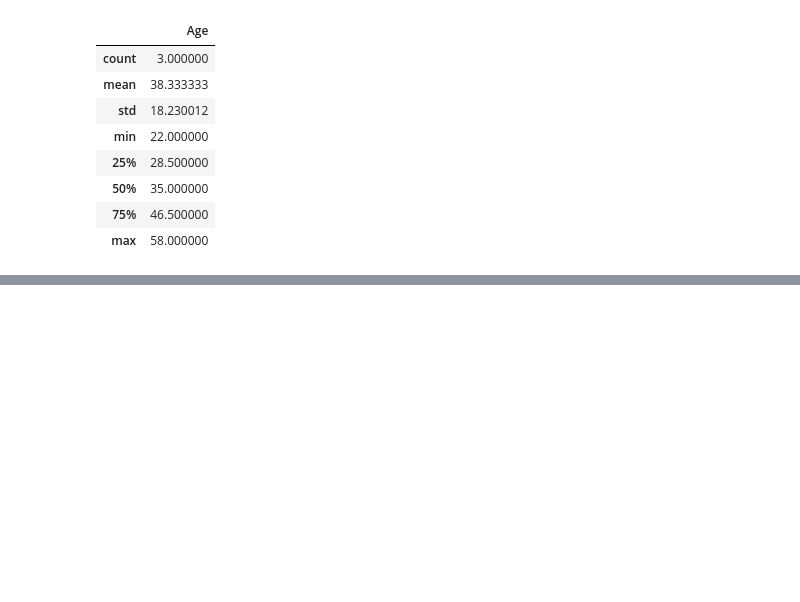
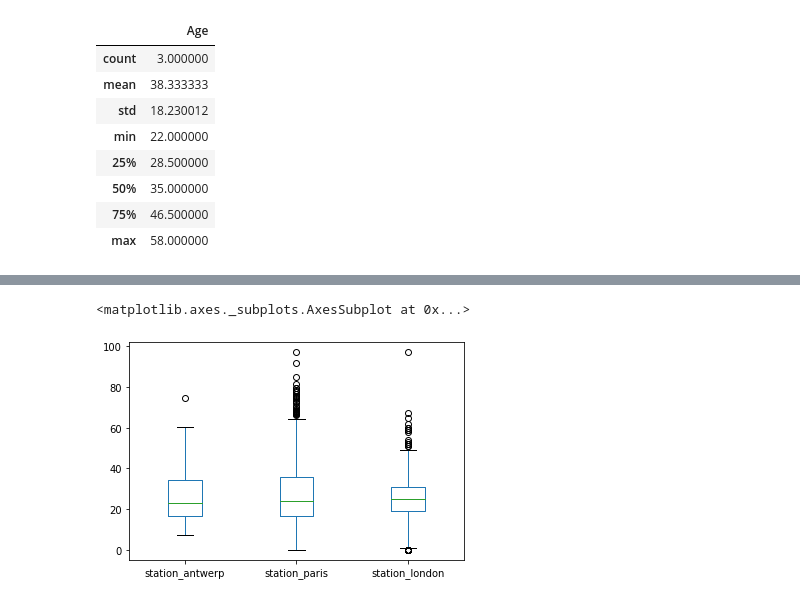
Before and after one commit to barnetk1/Test-repo, a Jupyter notebook: CHEM 399 Project 2_Pandas Tutorial.ipynb, the cells around one changed output, grey strips where cells are left out. Cells and saved outputs as stored; diff of their text form; code cells hidden in the pictures; blank space fills up the shorter version.

```diff
--- a/CHEM 399 Project 2_Pandas Tutorial.ipynb
+++ b/CHEM 399 Project 2_Pandas Tutorial.ipynb
@@ -53,0 +330,6 @@ titanic
+# %%
+#Trying out different graphing types
+air_quality.plot.box()
+# %% [output]
+<matplotlib.axes._subplots.AxesSubplot at 0x...>
+[figure, added]
```
Also changed, not shown: parts of 31 cells of this notebook, 16 other files.
